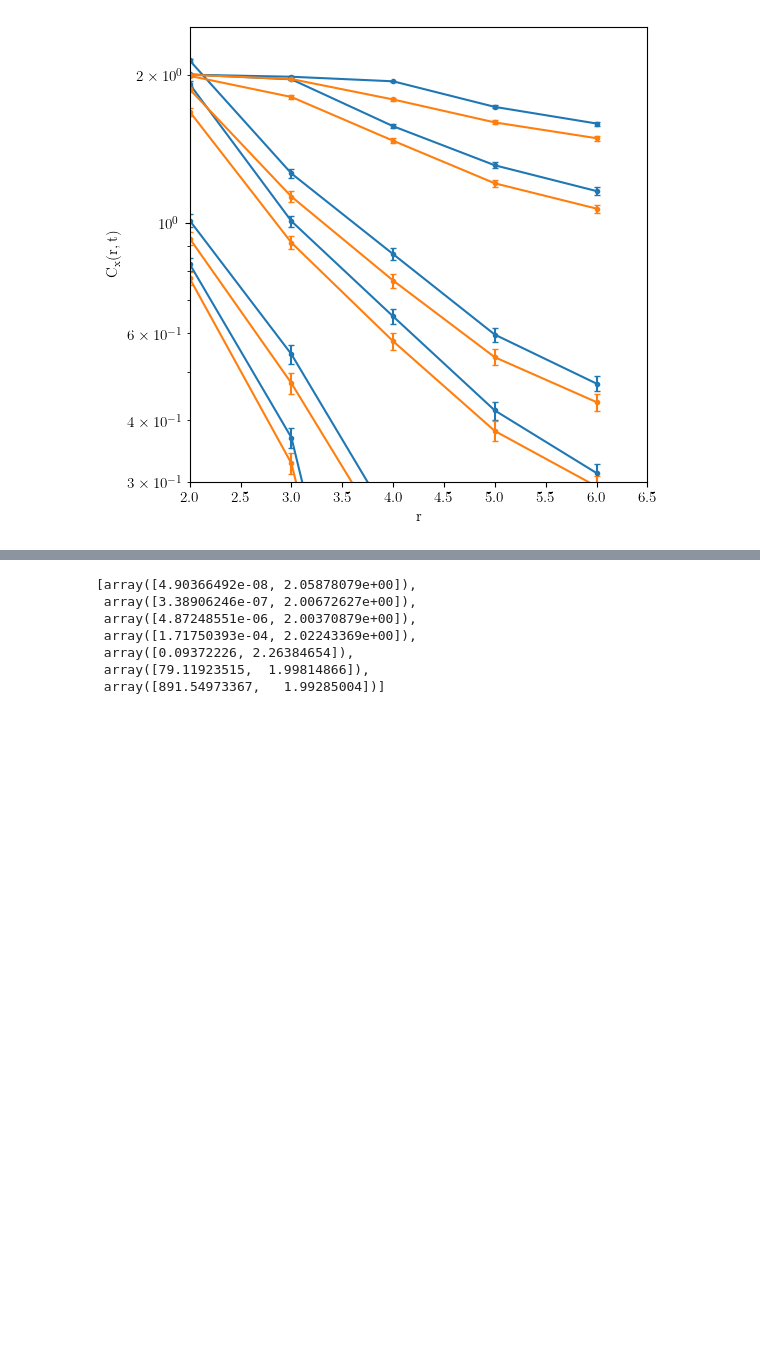
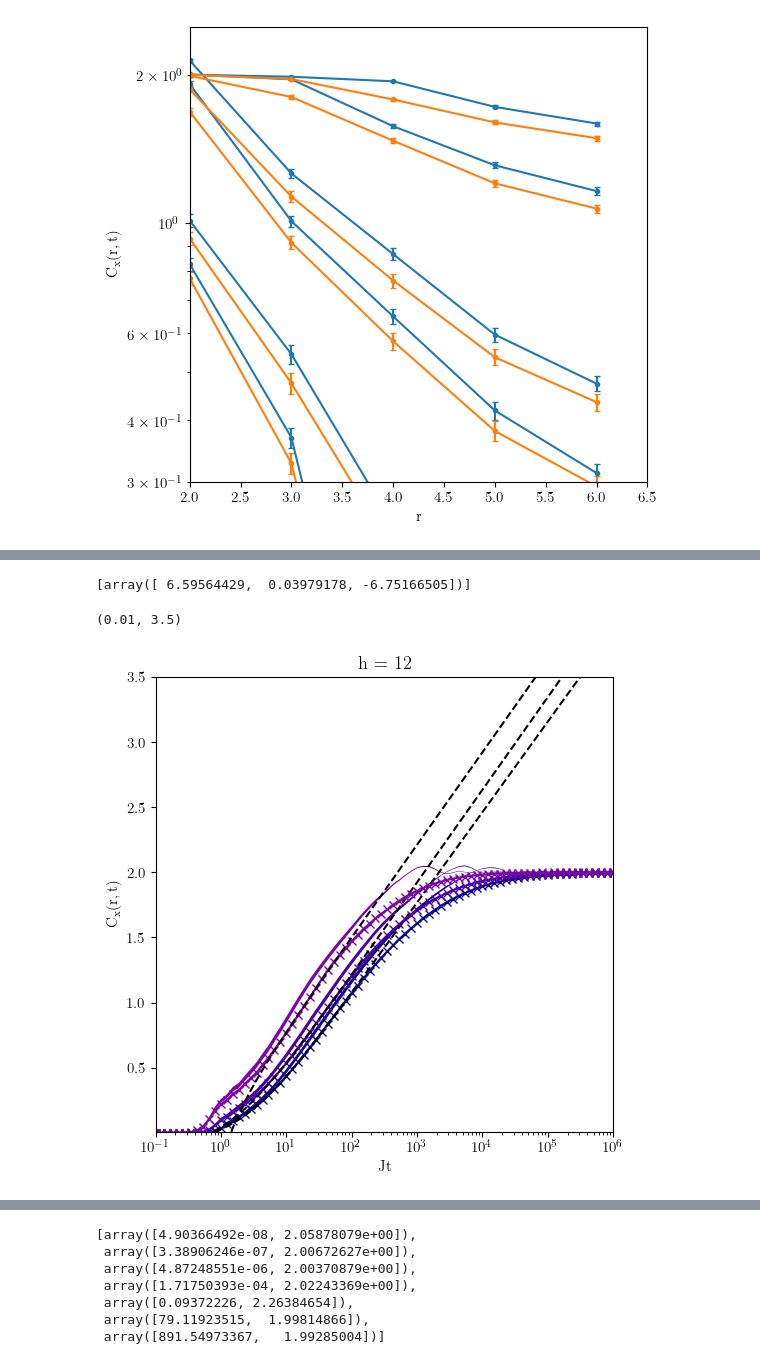
Before and after one commit to mkm2/WorkingFolder, a Jupyter notebook: final_runs/chapter_4/ED/LongTimeMBL.ipynb, the cells around one changed output, grey strips where cells are left out. Drawn from its saved outputs; the diff is of its cells as text; code cells hidden in the pictures; blank space fills up the shorter version.

```diff
--- a/final_runs/chapter_4/ED/LongTimeMBL.ipynb
+++ b/final_runs/chapter_4/ED/LongTimeMBL.ipynb
@@ -453,0 +477,39 @@ T[10]
+# %%
+popt_pl
+# %% [output]
+[array([ 6.59564429,  0.03979178, -6.75166505])]
+# %%
+fig = plt.figure(figsize=set_size())
+ax = fig.add_subplot(111)
+
+NUM_COLORS = 13//2+2 #11
+cm = plt.get_cmap('plasma')
+cNorm  = colors.Normalize(vmin=0, vmax=NUM_COLORS)
+scalarMap = mplcm.ScalarMappable(norm=cNorm, cmap=cm)
+
+
+ax.set_prop_cycle(color=[scalarMap.to_rgba(i) for i in range(NUM_COLORS-N//2-2,NUM_COLORS)])
+ax.set_xscale("log")
+for j in range(0,3):#N//2+1):
+    ax.plot(T,red_nn[3][:,j],label="r={}".format(rvals[j]),marker="x")
+    #ax.plot(T,model(T,*popt[j]),c="black",ls="dashed")
+    ax.plot(T,model_ln(T,*popt_ln[j]),c="black",ls="dashed")
+    #ax.plot(T,model_ln_str(T,*popt_ln_str[j]),c="red",ls="dotted")
+    #ax.plot(T,red_nn[3][:,j],label="r={}".format(rvals[j]),ls="dotted",c="black")
+    #ax.errorbar(T,red[3][:,j],yerr=red_sem[3][:,j],label="r={}".format(rvals[j]))
+    ax.fill_between(T, red[3][:,j]-red_sem[3][:,j], red[3][:,j]+red_sem[3][:,j])
+    #ax.fill_between(T, red_nn[3][:,j]-red_sem_nn[3][:,j], red_nn[3][:,j]+red_sem_nn[3][:,j],fc="black")
+
+
+handles, labels = ax.get_legend_handles_labels()
+order = np.flip(np.arange(0,N//2+1,1))
+#ax.legend([handles[idx] for idx in order],[labels[idx] for idx in order],loc="lower right")
+ax.set_xlabel(r"Jt")
+ax.set_ylabel(r"$\mathrm{C_x(r,t)}$")
+ax.set_title("h = {}".format(hs[3]))
+ax.set_xlim(1e-1,1e6)
+ax.set_ylim(1e-2,3.5)
+#ax.set_yscale("log")
+# %% [output]
+(0.01, 3.5)
+[figure, added]
```
Also changed, not shown: parts of 9 cells of this notebook, 6 other files.
